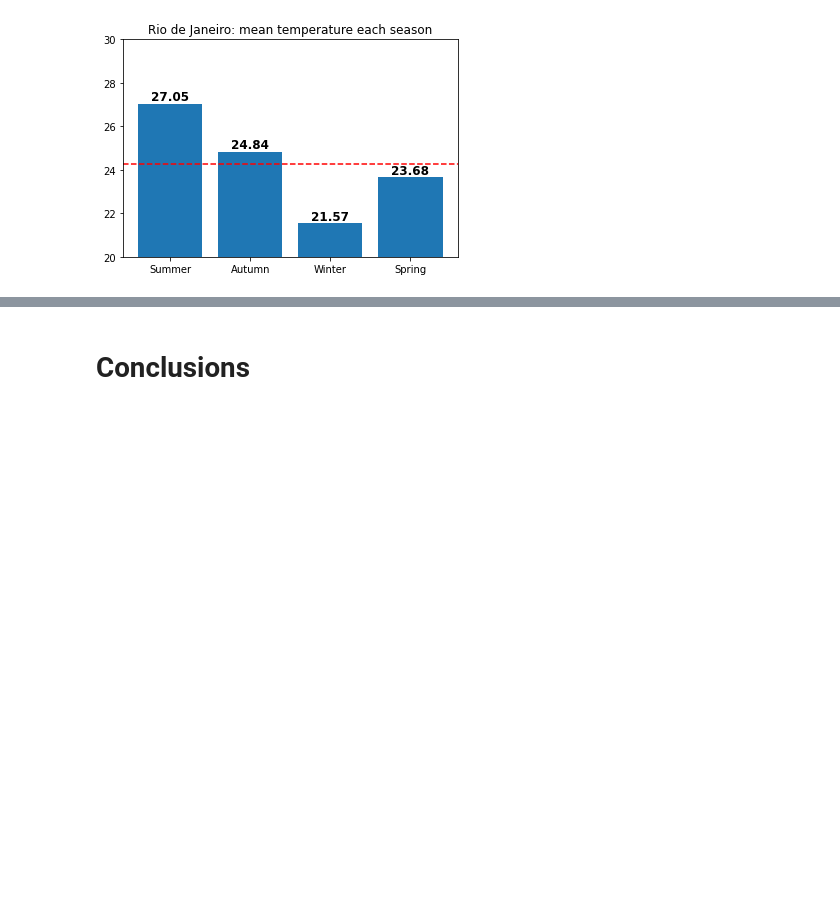
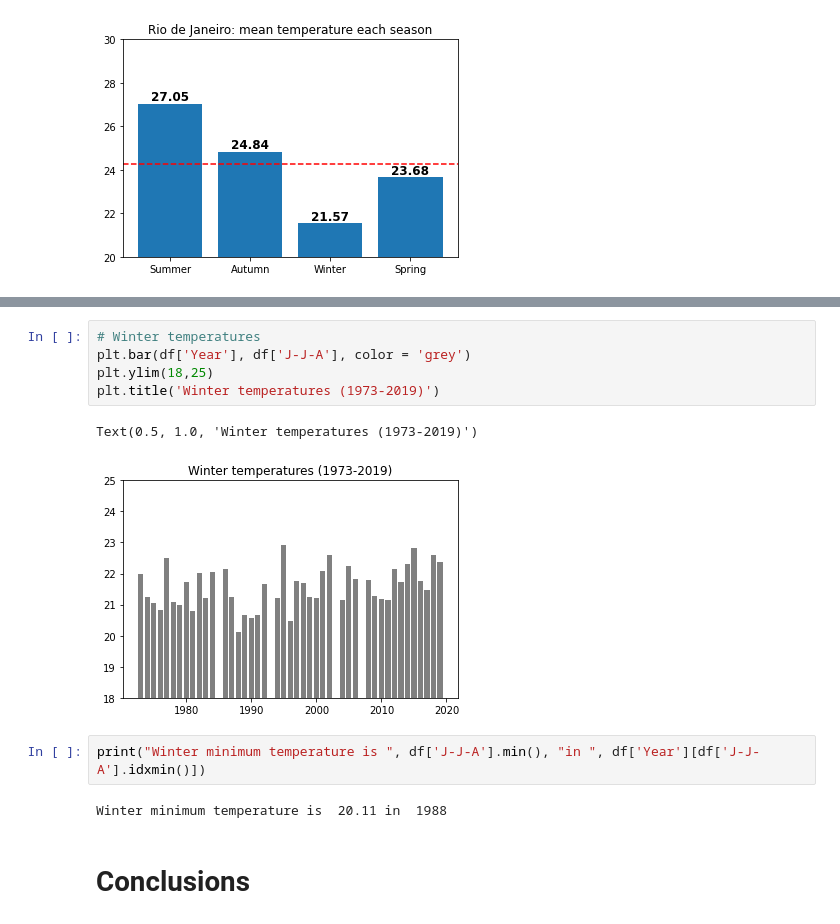
Before and after one commit to HinePo/Rio-de-Janeiro-Temperature-Analysis, a Jupyter notebook: Data_Analysis_Rio_Temperature.ipynb, the cells around one changed output, grey strips where cells are left out. Drawn from its saved outputs; the diff is of its cells as text; blank space fills up the shorter version.

```diff
--- a/Data_Analysis_Rio_Temperature.ipynb
+++ b/Data_Analysis_Rio_Temperature.ipynb
@@ -208,3 +233,15 @@ for rect in bar1:
+# %%
+# Winter temperatures
+plt.bar(df['Year'], df['J-J-A'], color = 'grey')
+plt.ylim(18,25)
+plt.title('Winter temperatures (1973-2019)')
+# %% [output]
+Text(0.5, 1.0, 'Winter temperatures (1973-2019)')
+[figure, added]
+# %%
+print("Winter minimum temperature is ", df['J-J-A'].min(), "in ", df['Year'][df['J-J-A'].idxmin()])
+# %% [output]
+Winter minimum temperature is  20.11 in  1988
 # %% [markdown]
 # Conclusions
 # %% [markdown]
```
Also changed, not shown: parts of 5 cells of this notebook.
